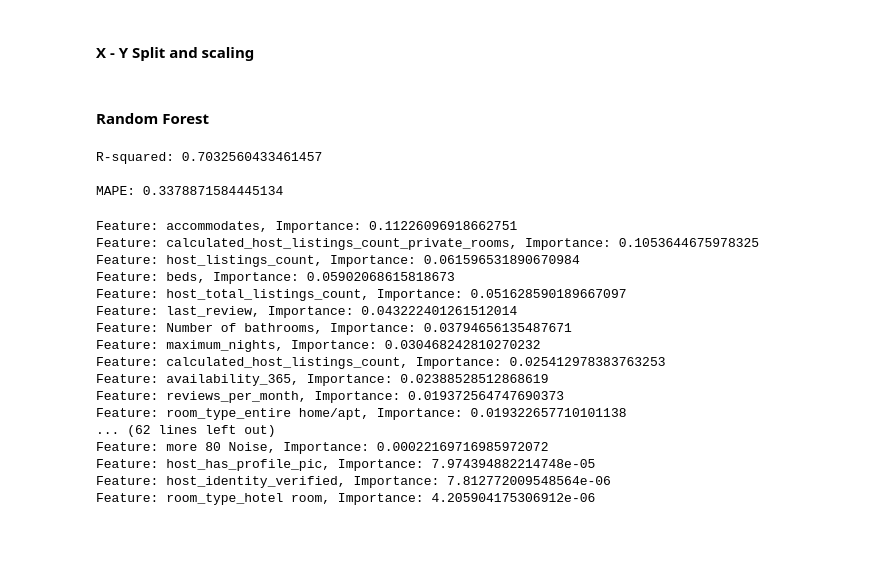
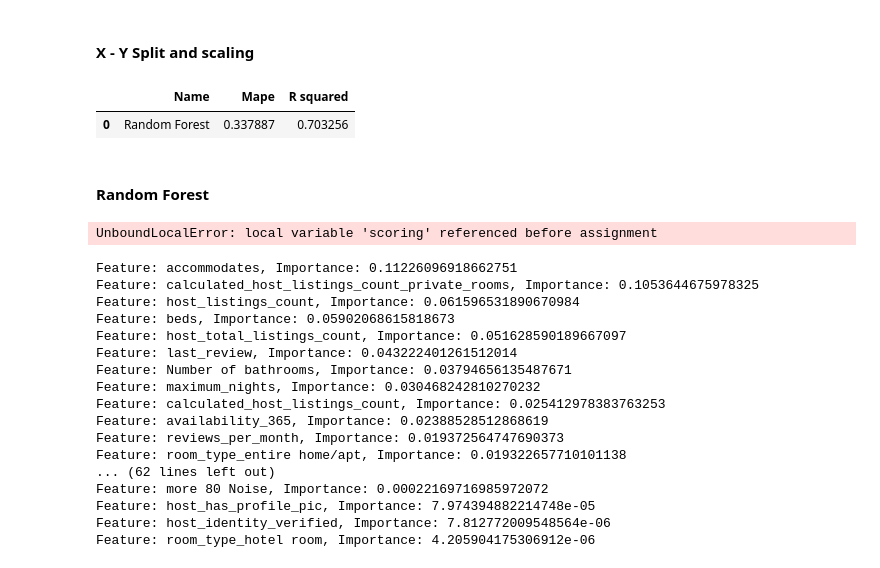
Before and after one commit to alexCCTcollege/Capstone, a Jupyter notebook: Transform.ipynb, the cells around one changed output. Saved outputs shown, nothing was run; the diff lists cells and outputs as text; code cells hidden in the pictures; blank space fills up the shorter version.

```diff
--- a/Transform.ipynb
+++ b/Transform.ipynb
@@ -682,17 +682,21 @@ X_train, X_test, y_train, y_test = train_test_split(X_scaled, y, test_size=.2, r
 # %%
 scoring = pd.DataFrame()
 
 def Store_score(name, MAPE, r_squared):
     # Create a dictionary with the data
     data = {'Name': [name], 'Mape': [MAPE], 'R squared': [r_squared]}
 
     # Convert the dictionary to a DataFrame
     new_row = pd.DataFrame(data)
 
     # Append the new row to the existing DataFrame
-    scoring = scoring.append(new_row, ignore_index=True)
+    global scoring
+    scoring= scoring.append(new_row, ignore_index=True)
 
     return scoring
+# %% [output]
+|  | Name | Mape | R squared |
+| 0 | Random Forest | 0.337887 | 0.703256 |
 # %% [markdown]
 #### Random Forest
 # %%
@@ -723,15 +727,12 @@ y_pred = best_model.predict(X_test)
 # Calculate R-squared
 r_squared = r2_score(y_test, y_pred)
 MAPE = mean_absolute_percentage_error(y_test, y_pred)
-
 Store_score('Random Forest', MAPE, r_squared)
 # Print R-squared value
 print(f"\nR-squared: {r_squared}")
 print(f"\nMAPE: {MAPE}")
 # %% [output]
-R-squared: 0.7032560433461457
-
-MAPE: 0.3378871584445134
+UnboundLocalError: local variable 'scoring' referenced before assignment
 # %%
 # Get feature importances
 importances = best_model.feature_importances_
```
Also changed, not shown: parts of 3 cells of this notebook.
